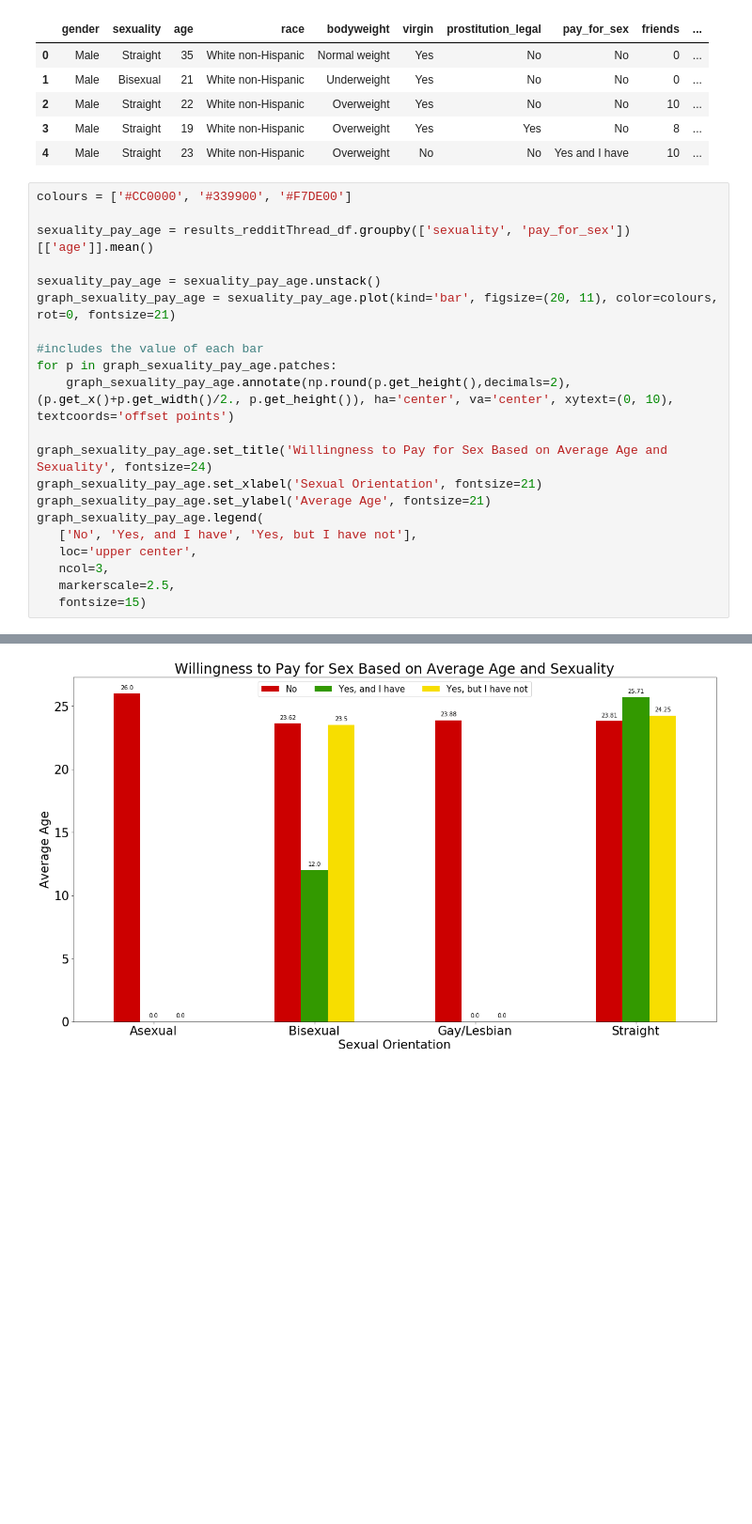
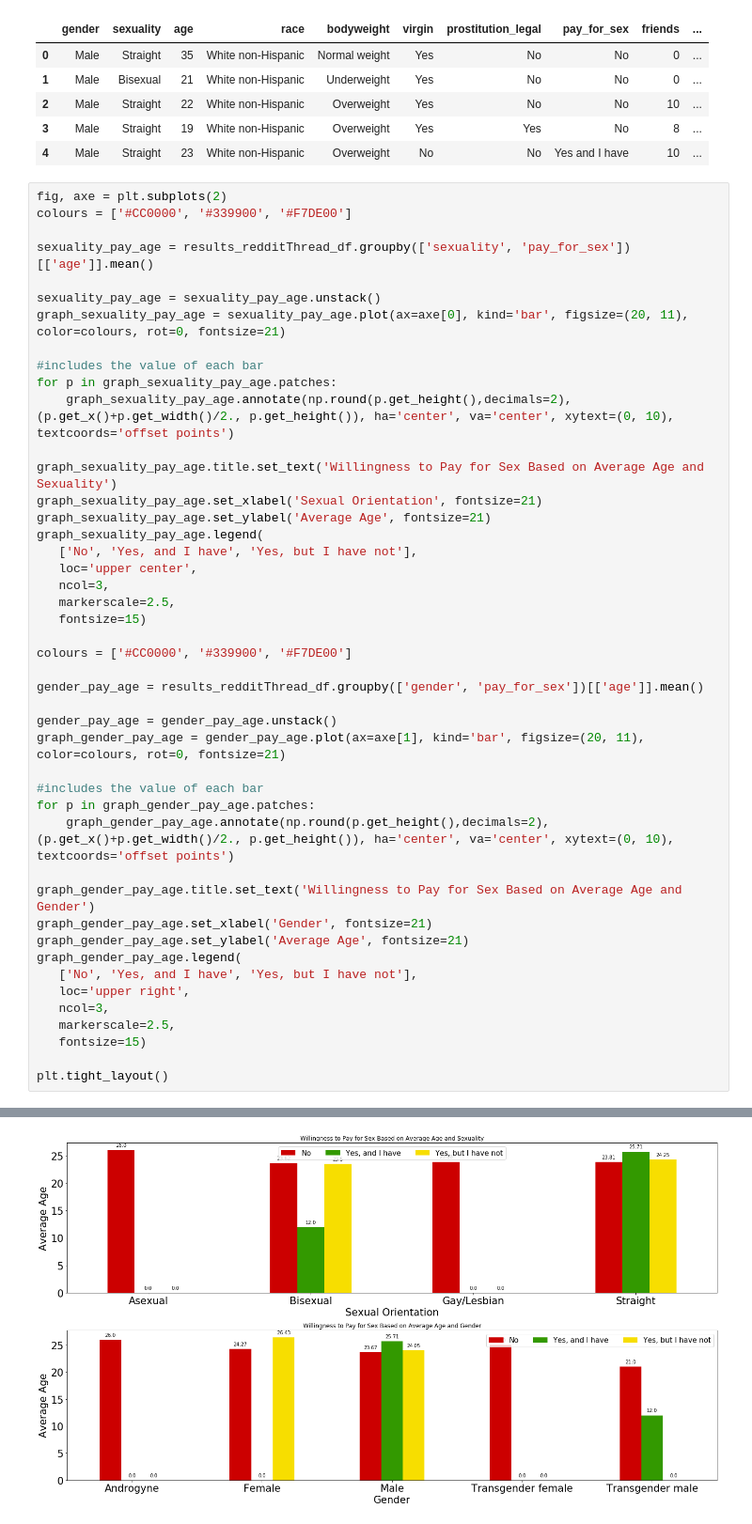
Before and after one commit to crushdig/Data-Science-In-Practice-Project, a Jupyter notebook: LB_project/notebooks/results/300_RQ3.ipynb, the cells around one changed output, grey strips where cells are left out. Shown at 94% size. Cells and saved outputs as stored; diff of their text form; blank space fills up the shorter version.

Commit message:
subplots

```diff
--- a/LB_project/notebooks/results/300_RQ3.ipynb
+++ b/LB_project/notebooks/results/300_RQ3.ipynb
@@ -112,18 +186,19 @@ results_redditThread_df.head()
 | 3 | Male | Straight | 19 | White non-Hispanic | Overweight | Yes | Yes | No | 8 | ... |
 | 4 | Male | Straight | 23 | White non-Hispanic | Overweight | No | No | Yes and I have | 10 | ... |
 # %%
+fig, axe = plt.subplots(2)
 colours = ['#CC0000', '#339900', '#F7DE00']
 
 sexuality_pay_age = results_redditThread_df.groupby(['sexuality', 'pay_for_sex'])[['age']].mean()
 
 sexuality_pay_age = sexuality_pay_age.unstack()
-graph_sexuality_pay_age = sexuality_pay_age.plot(kind='bar', figsize=(20, 11), color=colours, rot=0, fontsize=21)
+graph_sexuality_pay_age = sexuality_pay_age.plot(ax=axe[0], kind='bar', figsize=(20, 11), color=colours, rot=0, fontsize=21)
 
 #includes the value of each bar
 for p in graph_sexuality_pay_age.patches:
     graph_sexuality_pay_age.annotate(np.round(p.get_height(),decimals=2), (p.get_x()+p.get_width()/2., p.get_height()), ha='center', va='center', xytext=(0, 10), textcoords='offset points')
 
-graph_sexuality_pay_age.set_title('Willingness to Pay for Sex Based on Average Age and Sexuality', fontsize=24)
+graph_sexuality_pay_age.title.set_text('Willingness to Pay for Sex Based on Average Age and Sexuality')
 graph_sexuality_pay_age.set_xlabel('Sexual Orientation', fontsize=21)
 graph_sexuality_pay_age.set_ylabel('Average Age', fontsize=21)
 graph_sexuality_pay_age.legend(
@@ -132,4 +207,27 @@ graph_sexuality_pay_age.legend(
    ncol=3,
    markerscale=2.5,
    fontsize=15)
+
+colours = ['#CC0000', '#339900', '#F7DE00']
+
+gender_pay_age = results_redditThread_df.groupby(['gender', 'pay_for_sex'])[['age']].mean()
+
+gender_pay_age = gender_pay_age.unstack()
+graph_gender_pay_age = gender_pay_age.plot(ax=axe[1], kind='bar', figsize=(20, 11), color=colours, rot=0, fontsize=21)
+
+#includes the value of each bar
+for p in graph_gender_pay_age.patches:
+    graph_gender_pay_age.annotate(np.round(p.get_height(),decimals=2), (p.get_x()+p.get_width()/2., p.get_height()), ha='center', va='center', xytext=(0, 10), textcoords='offset points')
+
+graph_gender_pay_age.title.set_text('Willingness to Pay for Sex Based on Average Age and Gender')
+graph_gender_pay_age.set_xlabel('Gender', fontsize=21)
+graph_gender_pay_age.set_ylabel('Average Age', fontsize=21)
+graph_gender_pay_age.legend(
+   ['No', 'Yes, and I have', 'Yes, but I have not'],
+   loc='upper right',
+   ncol=3,
+   markerscale=2.5,
+   fontsize=15)
+
+plt.tight_layout()
 # %% [output]
@@ -137 +234 @@ graph_sexuality_pay_age.legend(
-[figure, old version]
+[figure, new version]
```
Also changed, not shown: parts of 3 cells of this notebook.
